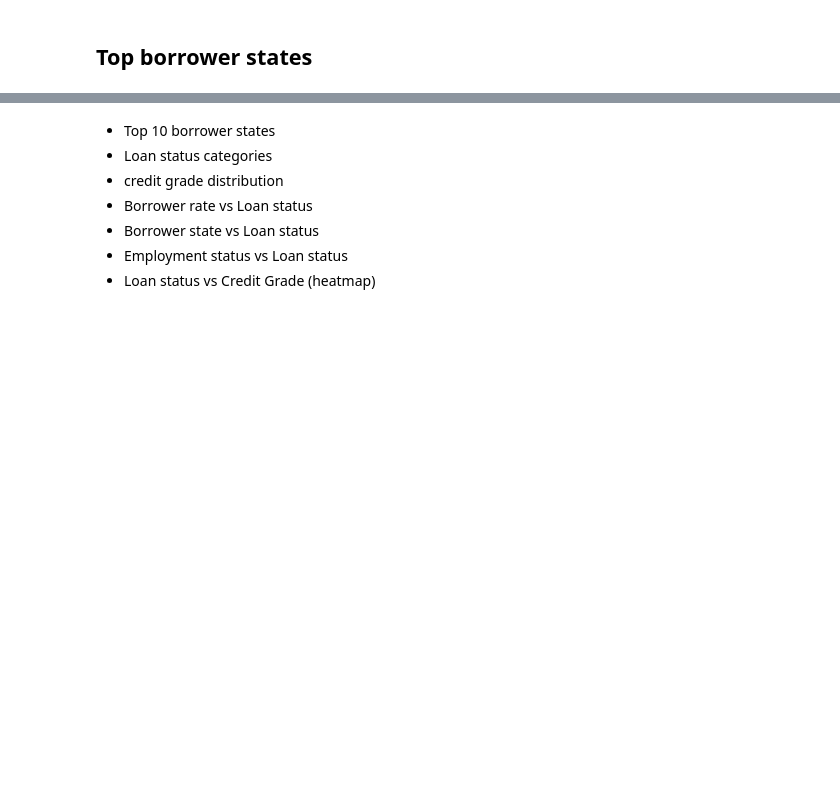
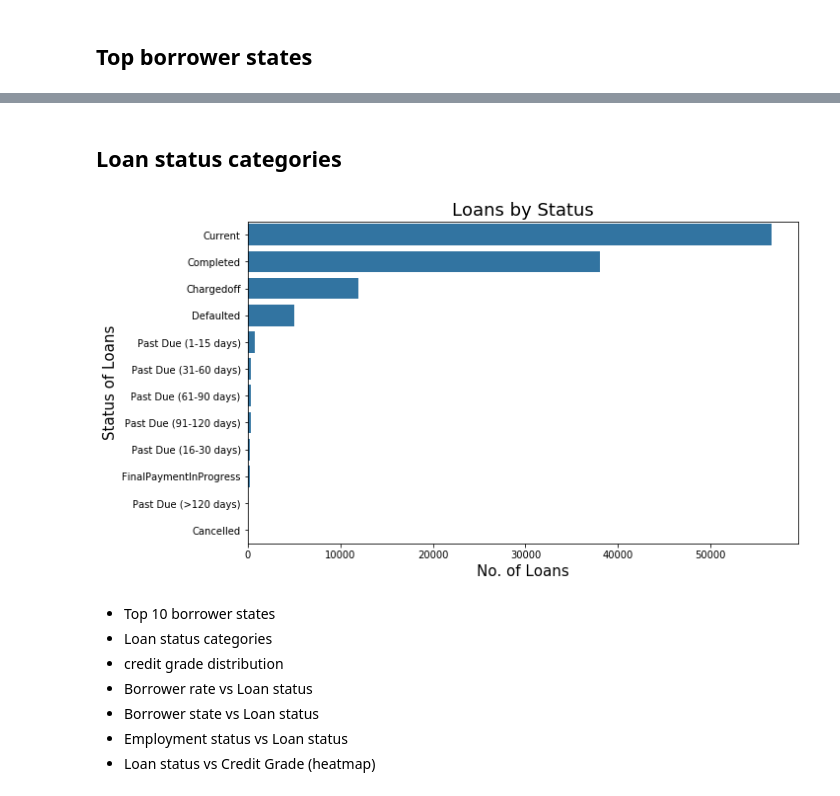
Before and after one commit to rashokanand/explore_prosper_loan_data, a Jupyter notebook: explanatory_analysis.ipynb, the cells around one changed output, grey strips where cells are left out. Drawn from its saved outputs; the diff is of its cells as text; code cells hidden in the pictures; blank space fills up the shorter version.

```diff
--- a/explanatory_analysis.ipynb
+++ b/explanatory_analysis.ipynb
@@ -18,3 +39,19 @@ There are 81 attributes and 113k observations in the dataset.
+# %% [markdown]
+## Loan status categories
+# %%
+#cat_order = ['AA','A','B','C','D','E','HR','NC']
+base_color = sb.color_palette()[0]
+fig, ax = plt.subplots(figsize=(10,6))
+
+status_ord = prosper_df.LoanStatus.value_counts().index
+
+sb.countplot(data = prosper_df, y= 'LoanStatus',color = base_color, order = status_ord)#,order = cat_order)
+#lt.xticks(rotation=45)
+plt.xlabel('No. of Loans',fontsize = 15)
+plt.ylabel('Status of Loans', fontsize = 15)
+plt.title('Loans by Status',fontsize = 18);
+# %% [output]
+[figure, added]
 # %% [markdown]
 
 - Top 10 borrower states
```
Also changed, not shown: parts of 2 cells of this notebook.
